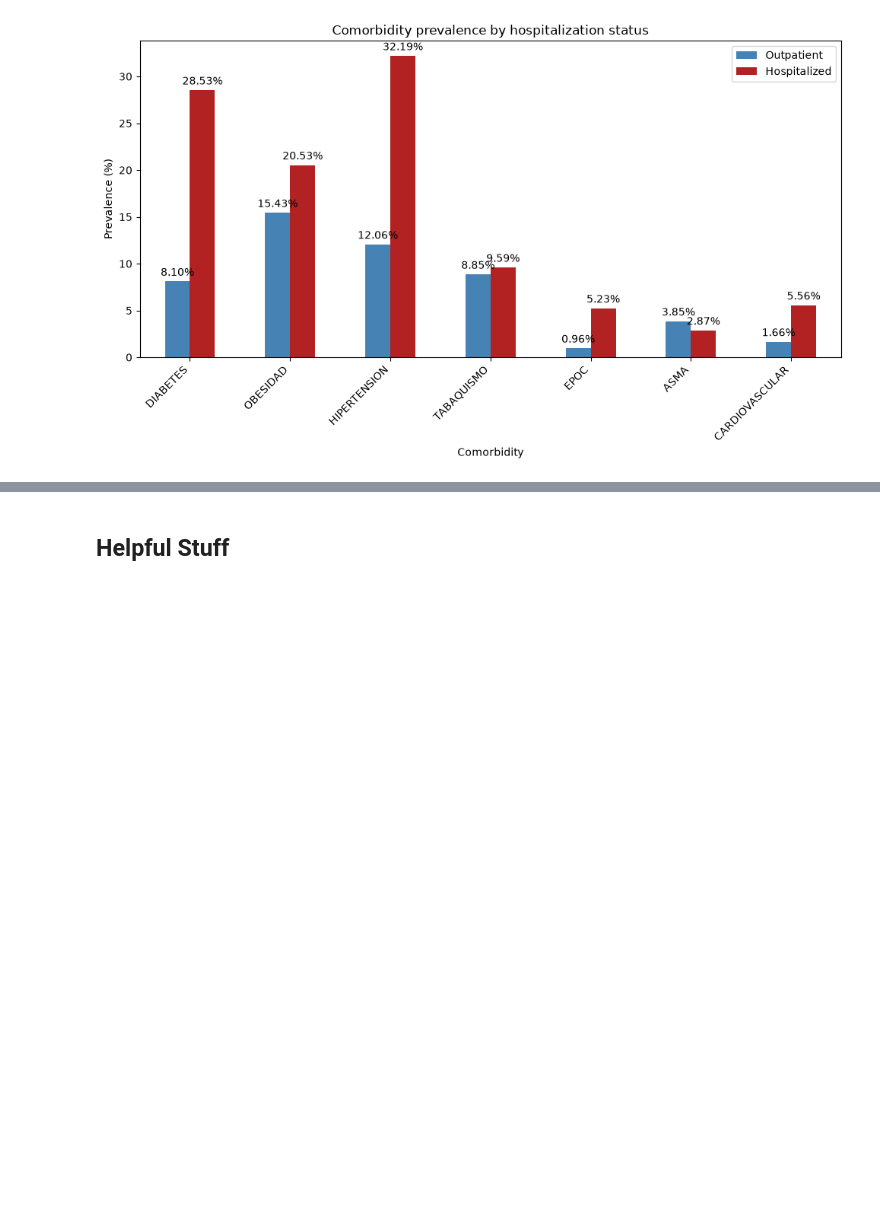
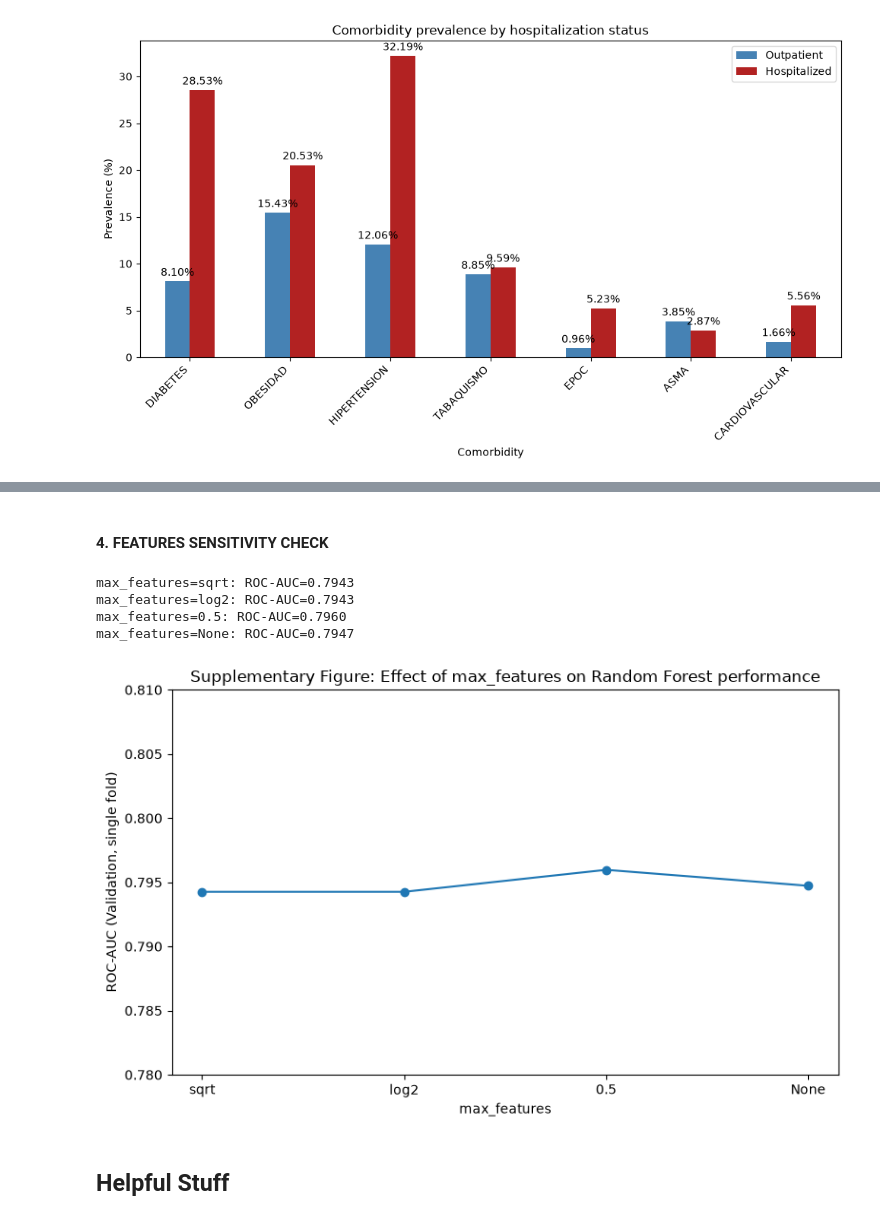
Before and after one commit to mateo-creates/machine-learning-project, a Jupyter notebook: project_notebook.ipynb, the cells around one changed output, grey strips where cells are left out. Drawn from its saved outputs; the diff is of its cells as text; code cells hidden in the pictures; blank space fills up the shorter version.

```diff
--- a/project_notebook.ipynb
+++ b/project_notebook.ipynb
@@ -1178,3 +1356,41 @@ Average age of hospitalized patients: 51.80
+# %% [markdown]
+#### **4. FEATURES SENSITIVITY CHECK**
+# %%
+# Supplementary: max_features sensitivity check (single fold, not part of main hyperparameter search)
+import matplotlib.pyplot as plt
+
+max_features_options = ['sqrt', 'log2', 0.5, None]
+scores_mf = []
+
+for mf in max_features_options:
+    pipeline_test = Pipeline([
+        ('sentinel_handler', SentinelHandler()),
+        ('model', RandomForestClassifier(n_estimators=200, max_features=mf, random_state=random_state))
+    ])
+    pipeline_test.fit(X_fold_train, y_fold_train)
+    y_proba = pipeline_test.predict_proba(X_fold_val)[:, 1]
+    auc = roc_auc_score(y_fold_val, y_proba)
+    scores_mf.append(auc)
+    print(f"max_features={mf}: ROC-AUC={auc:.4f}")
+
+# Labels für die x-Achse (None lesbar machen)
+labels = [str(mf) for mf in max_features_options]
+
+plt.figure(figsize=(8, 5))
+plt.plot(labels, scores_mf, marker='o')
+plt.xlabel('max_features')
+plt.ylabel('ROC-AUC (Validation, single fold)')
+plt.title('Supplementary Figure: Effect of max_features on Random Forest performance')
+plt.ylim(0.78, 0.81)  # engerer Bereich, damit der kleine Unterschied sichtbar wird
+plt.tight_layout()
+plt.savefig('supplementary_max_features.png', dpi=150)
+plt.show()
+# %% [output]
+max_features=sqrt: ROC-AUC=0.7943
+max_features=log2: ROC-AUC=0.7943
+max_features=0.5: ROC-AUC=0.7960
+max_features=None: ROC-AUC=0.7947
+[figure, added]
 # %% [markdown]
 ## **Helpful Stuff**
 # %% [markdown]
```
Also changed, not shown: parts of 20 cells of this notebook.
